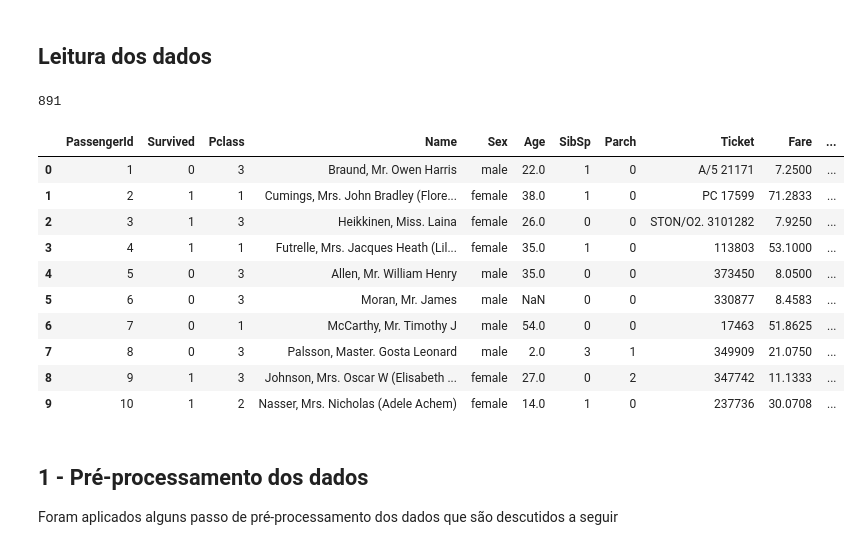
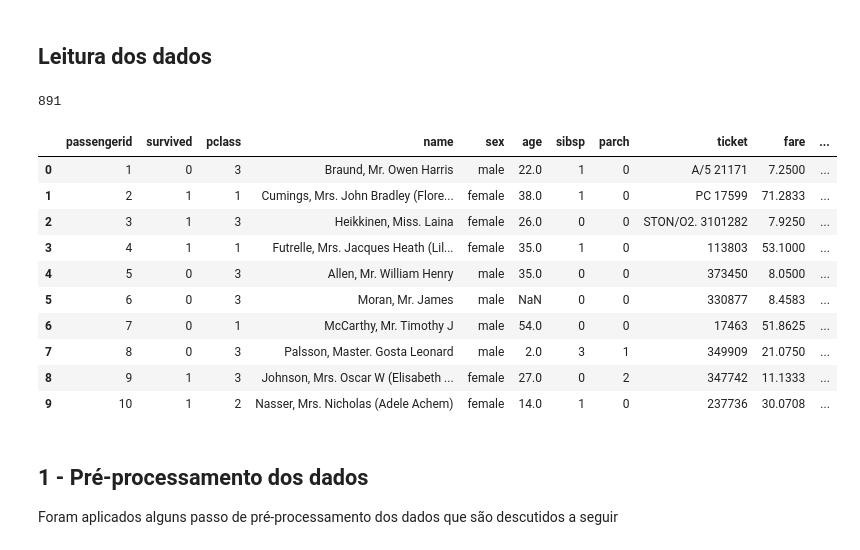
Before and after one commit to Vnicius/deep-learning-atividades, a Jupyter notebook: Manipulando-Dados/Manipulando Dados.ipynb, the cells around one changed output. Drawn from its saved outputs; the diff is of its cells as text; code cells hidden in the pictures.

```diff
--- a/Manipulando-Dados/Manipulando Dados.ipynb
+++ b/Manipulando-Dados/Manipulando Dados.ipynb
@@ -20,13 +23,14 @@ O objetivo da atividade é exercitar a manipulação e preprocessamento de uma b
 ## Leitura dos dados
 # %%
 df = pd.read_csv('dataset/train.csv')
+df.columns = map(str.lower, df.columns)
 
 print(len(df))
 
 df[:10]
 # %% [output]
 891
-|  | PassengerId | Survived | Pclass | Name | Sex | Age | SibSp | Parch | Ticket | Fare | ... |
+|  | passengerid | survived | pclass | name | sex | age | sibsp | parch | ticket | fare | ... |
 | 0 | 1 | 0 | 3 | Braund, Mr. Owen Harris | male | 22.0 | 1 | 0 | A/5 21171 | 7.2500 | ... |
 | 1 | 2 | 1 | 1 | Cumings, Mrs. John Bradley (Flore... | female | 38.0 | 1 | 0 | PC 17599 | 71.2833 | ... |
 | 2 | 3 | 1 | 3 | Heikkinen, Miss. Laina | female | 26.0 | 0 | 0 | STON/O2. 3101282 | 7.9250 | ... |
```
Also changed, not shown: parts of 36 cells of this notebook, 2 other files.
